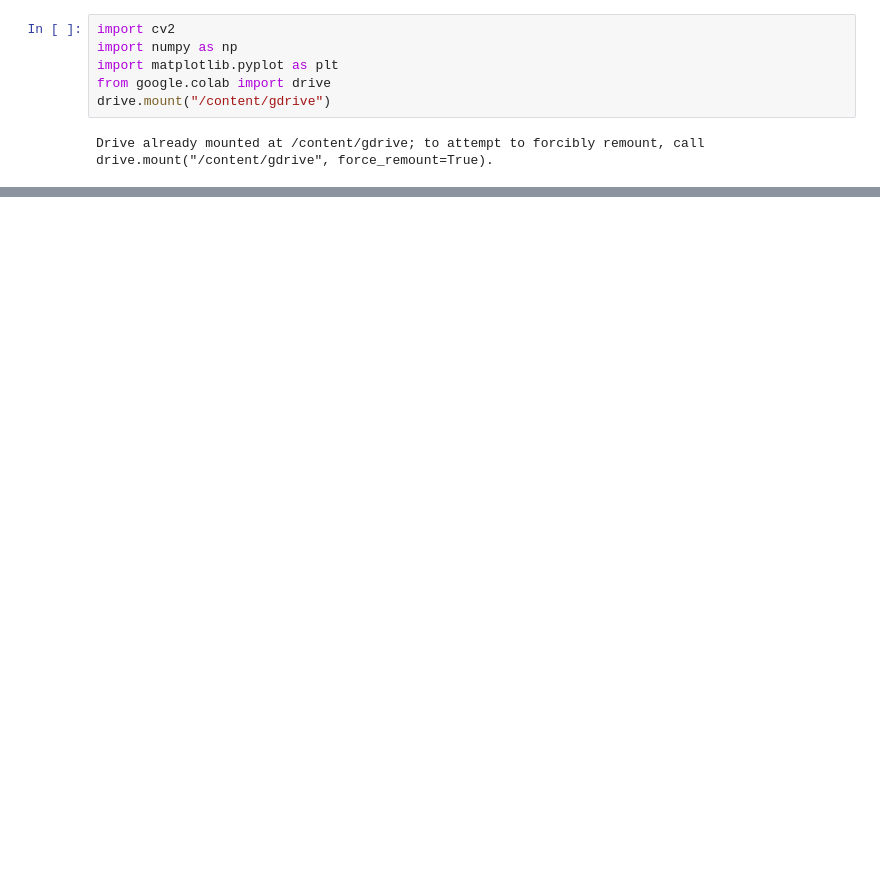
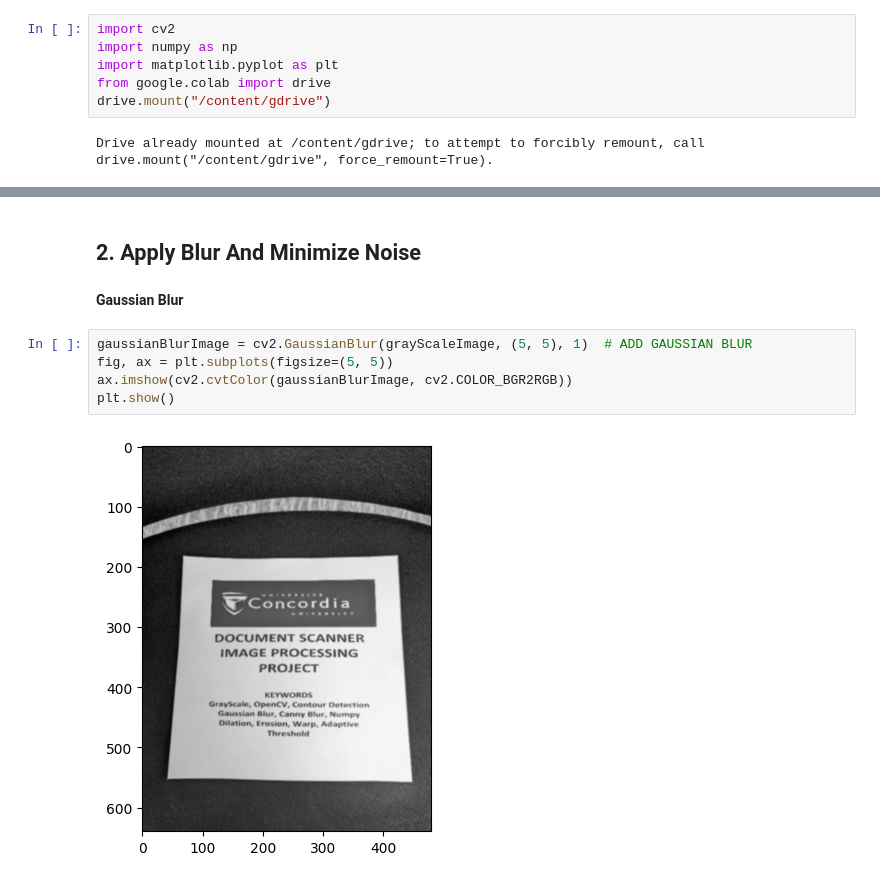
Before and after one commit to ashraghunath/Document-Scanner-OpenCV, a Jupyter notebook: document_scanner.ipynb, the cells around one changed output, grey strips where cells are left out. Saved outputs shown, nothing was run; the diff lists cells and outputs as text; blank space fills up the shorter version.

```diff
--- a/document_scanner.ipynb
+++ b/document_scanner.ipynb
@@ -133,0 +37,11 @@ plt.show()
+# %% [markdown]
+## **2. Apply Blur And Minimize Noise**
+# %% [markdown]
+ **Gaussian Blur**
+# %%
+gaussianBlurImage = cv2.GaussianBlur(grayScaleImage, (5, 5), 1)  # ADD GAUSSIAN BLUR
+fig, ax = plt.subplots(figsize=(5, 5))
+ax.imshow(cv2.cvtColor(gaussianBlurImage, cv2.COLOR_BGR2RGB))
+plt.show()
+# %% [output]
+[figure, added]
```
Also changed, not shown: parts of 45 cells of this notebook.
